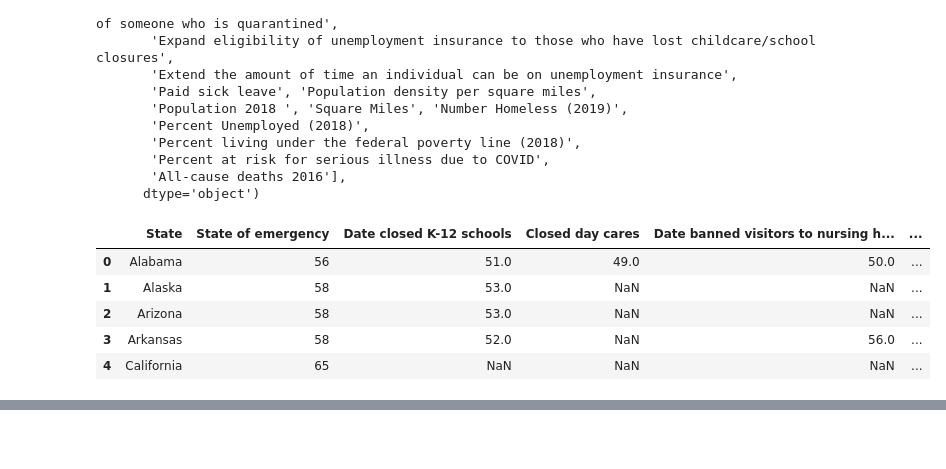
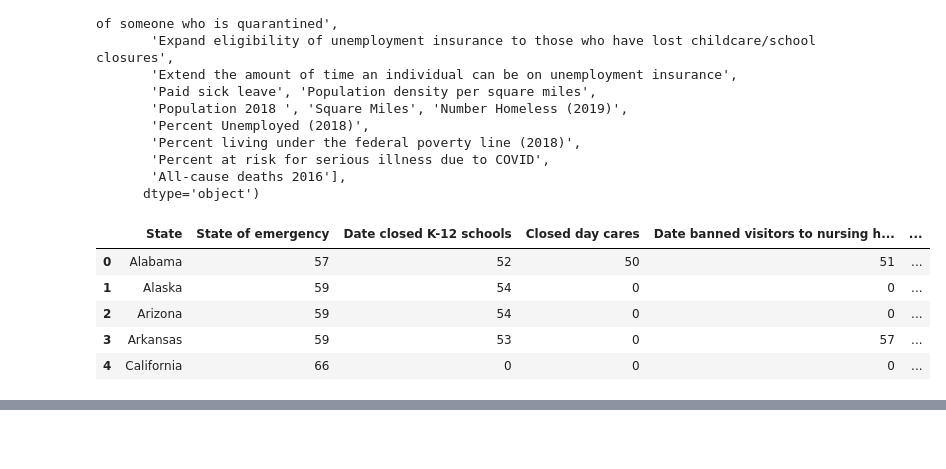
Before and after one commit to jluby/cs109_airpred, a Jupyter notebook: main.ipynb, the cells around one changed output, grey strips where cells are left out. Saved outputs shown, nothing was run; the diff lists cells and outputs as text; code cells hidden in the pictures.

```diff
--- a/main.ipynb
+++ b/main.ipynb
@@ -252,9 +269,9 @@ def days_since(data=init_policy, col='State of emergency'):
     # Take the difference
     for date in data[col]:
         if type(date) != str:
-            days.append(None)
+            days.append(0)
         elif len(date) < 8:
-            days.append(None)
+            days.append(0)
         else:
             b = dt.strptime(date, date_format)
             delta = a - b
@@ -263,17 +280,21 @@ def days_since(data=init_policy, col='State of emergency'):
 # %%
 # Build State Policy DF
 policy = pd.DataFrame(init_policy.copy()['State'])
 
-cols = list(init_policy.columns[1:7]) + list(init_policy.columns[10:17])
+cols = init_policy.columns[1:15]
+day_cols = list(init_policy.columns[1:7]) + list(init_policy.columns[10:15])
 for col in cols:
-    policy[col] = days_since(col=col)
+    if col in day_cols:
+        policy[col] = days_since(col=col)
+    else:
+        policy[col] = [int(i) for i in init_policy[col]]
 
 policy.head()
 # %% [output]
 |  | State | State of emergency | Date closed K-12 schools | Closed day cares | Date banned visitors to nursing h... | ... |
-| 0 | Alabama | 56 | 51.0 | 49.0 | 50.0 | ... |
-| 1 | Alaska | 58 | 53.0 | NaN | NaN | ... |
-| 2 | Arizona | 58 | 53.0 | NaN | NaN | ... |
-| 3 | Arkansas | 58 | 52.0 | NaN | 56.0 | ... |
-| 4 | California | 65 | NaN | NaN | NaN | ... |
+| 0 | Alabama | 57 | 52 | 50 | 51 | ... |
+| 1 | Alaska | 59 | 54 | 0 | 0 | ... |
+| 2 | Arizona | 59 | 54 | 0 | 0 | ... |
+| 3 | Arkansas | 59 | 53 | 0 | 57 | ... |
+| 4 | California | 66 | 0 | 0 | 0 | ... |
 # %% [markdown]
```
Also changed, not shown: parts of 22 cells of this notebook.
